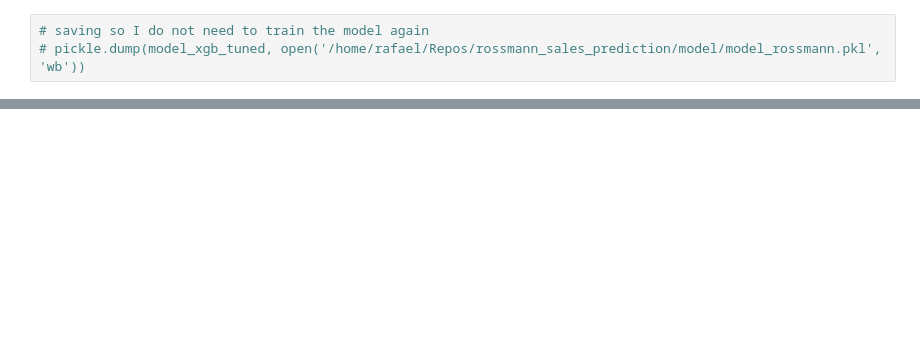
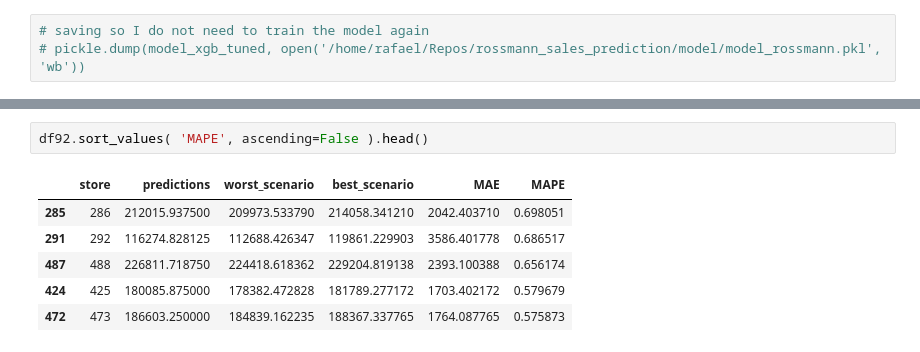
Before and after one commit to velozo-oliveira/rosmman_sales_prediction, a Jupyter notebook: m02_v01_store_sales_prediction.ipynb, the cells around one changed output, grey strips where cells are left out. Drawn from its saved outputs; the diff is of its cells as text; blank space fills up the shorter version.

```diff
--- a/m02_v01_store_sales_prediction.ipynb
+++ b/m02_v01_store_sales_prediction.ipynb
@@ -1349,0 +1326,9 @@ mpe
+# %%
+df92.sort_values( 'MAPE', ascending=False ).head()
+# %% [output]
+|  | store | predictions | worst_scenario | best_scenario | MAE | MAPE |
+| 285 | 286 | 212015.937500 | 209973.533790 | 214058.341210 | 2042.403710 | 0.698051 |
+| 291 | 292 | 116274.828125 | 112688.426347 | 119861.229903 | 3586.401778 | 0.686517 |
+| 487 | 488 | 226811.718750 | 224418.618362 | 229204.819138 | 2393.100388 | 0.656174 |
+| 424 | 425 | 180085.875000 | 178382.472828 | 181789.277172 | 1703.402172 | 0.579679 |
+| 472 | 473 | 186603.250000 | 184839.162235 | 188367.337765 | 1764.087765 | 0.575873 |
```
Also changed, not shown: parts of 42 cells of this notebook.
